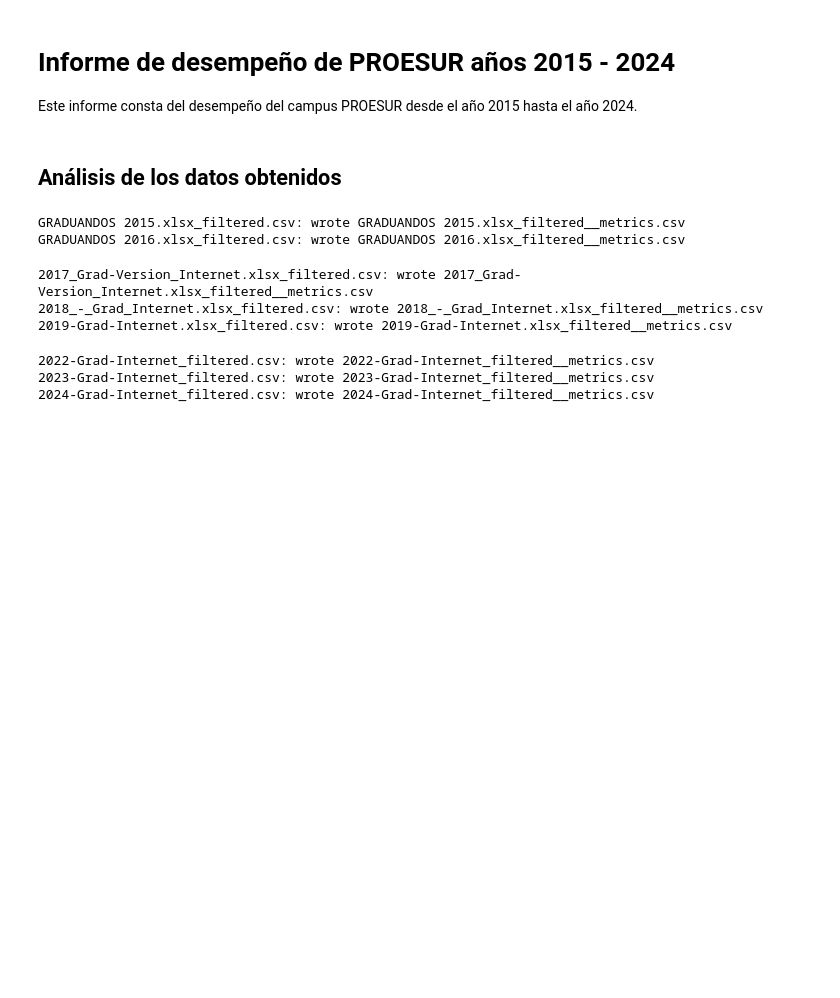
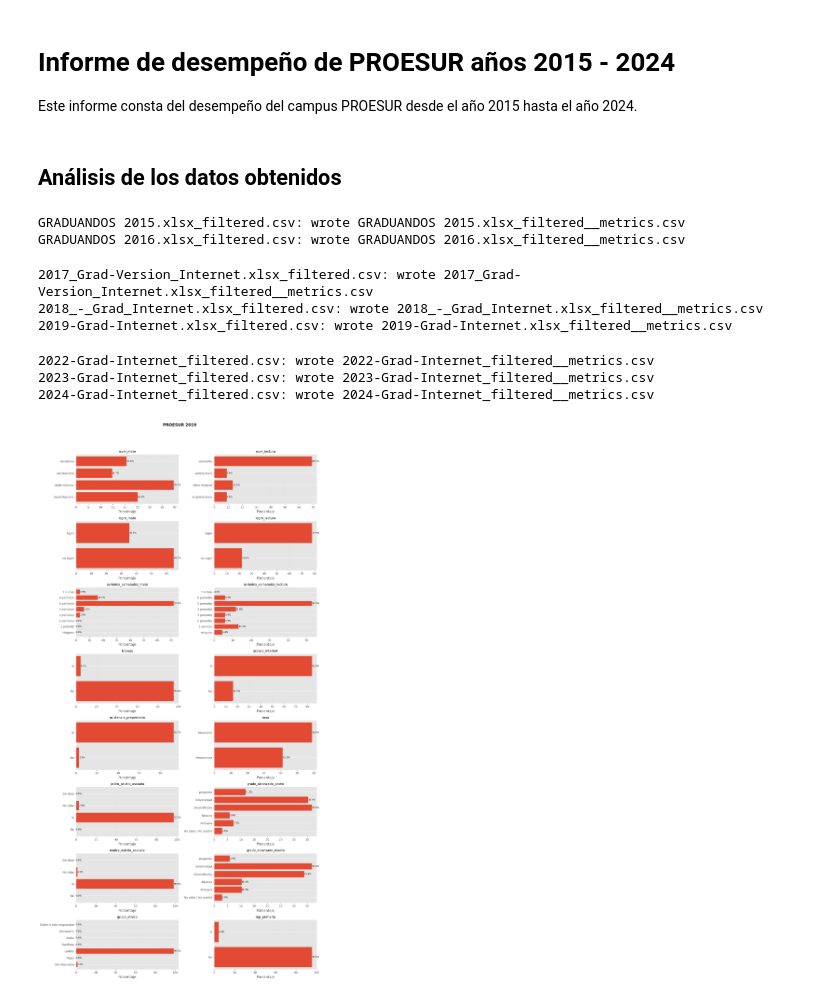
Before and after one commit to LuisMontenegro21/Horas-ext, a Jupyter notebook: informe_proesur.ipynb, the cells around one changed output. Drawn from its saved outputs; the diff is of its cells as text; code cells hidden in the pictures; blank space fills up the shorter version.

```diff
--- a/informe_proesur.ipynb
+++ b/informe_proesur.ipynb
@@ -129,7 +129,7 @@ ALIASES = {
     "acceso_internet": [
         "CC_SERVICIO_INTERNET", "CC_Servicio_Internet", "Sc_Servicio_Internet"
     ],
-    "asistencia_primaria" : [
+    "asistencia_preprimaria" : [
         "ED_ASISTIO_PREPRIMARIA" , "Ed_Asistio_Preprimaria"
     ],
     "sexo": [
@@ -155,6 +155,43 @@ ALIASES = {
     ]
 
 }
+
+ALIASES_MAP = {
+    "nivel_mate":
+        {"1" : "insatisfactorio", "2" : "debe mejorar", "3": "satisfactorio", "4": "excelente"},
+    "nivel_lectura":
+        {"1" : "insatisfactorio", "2" : "debe mejorar", "3": "satisfactorio", "4": "excelente"},
+    "logro_mate":
+        {"0": "no logro", "1" : "logro"},
+    "logro_lectura":
+        {"0": "no logro", "1" : "logro"},
+    "periodos_semanales_mate" :
+        {"0": "ninguno", "1": "1 periodo", "2": "2 periodos", "3" : "3 periodos", "4" : "4 periodos", "5": "5 periodos", "6": "6 periodos", "7": "7 o mas"},
+    "periodos_semanales_lectura" :
+        {"0": "ninguno", "1": "1 periodo", "2": "2 periodos", "3" : "3 periodos", "4" : "4 periodos", "5": "5 periodos", "6": "6 periodos", "7": "7 o mas"},
+
+    "trabaja":
+        {"0": "No", "1": "Sí"},
+    "acceso_internet":
+        {"0": "No", "1": "Sí"},
+    "asistencia_preprimaria" :
+        {"0": "No", "1": "Sí"},
+    "sexo":
+        {"0": "Femenino", "1": "Masculino"},
+    "padre_asistio_escuela" :
+        {"0": "No", "1": "Sí", "2": "No sabe", "9": "Sin dato"},
+    "grado_alcanzado_padre" :
+        {"0": "No sabe / No asistió", "1": "Primaria", "2": "Básicos", "3": "Diversificado", "4": "Universidad", "5": "posgrado"},
+    "madre_asistio_escuela" :
+        {"0": "No", "1": "Sí", "2": "No sabe", "9": "Sin dato"},
+    "grado_alcanzado_madre" :
+        {"0": "No sabe / No asistió", "1": "Primaria", "2": "Básicos", "3": "Diversificado", "4": "Universidad", "5": "posgrado"},
+    "grupo_etnico" :
+        {"0": "Sin respuesta", "1": "Maya", "2": "Ladino", "3": "Garífuna", "4": "Xinka", "5": "Extranjero", "6": "Doble o más respuestas"},
+    "rep_primaria" :
+        {"0": "No", "1": "Sí"}
+
+}
 # %%
 def get_col(df: pd.DataFrame, key: str) -> str | None:
     """Return the actual column name for a logical key, or None if not present."""
@@ -345,0 +456,5 @@ run_all(CLEAN_PATH, early_reports)
+# %%
+csv_path = Path("Extracted_data/metrics/2019-Grad-Internet.xlsx_filtered__metrics.csv")
+plot_metrics_pretty(csv_path)
+# %% [output]
+[figure, added]
```
Also changed, not shown: parts of 8 cells of this notebook, 8 other files.
